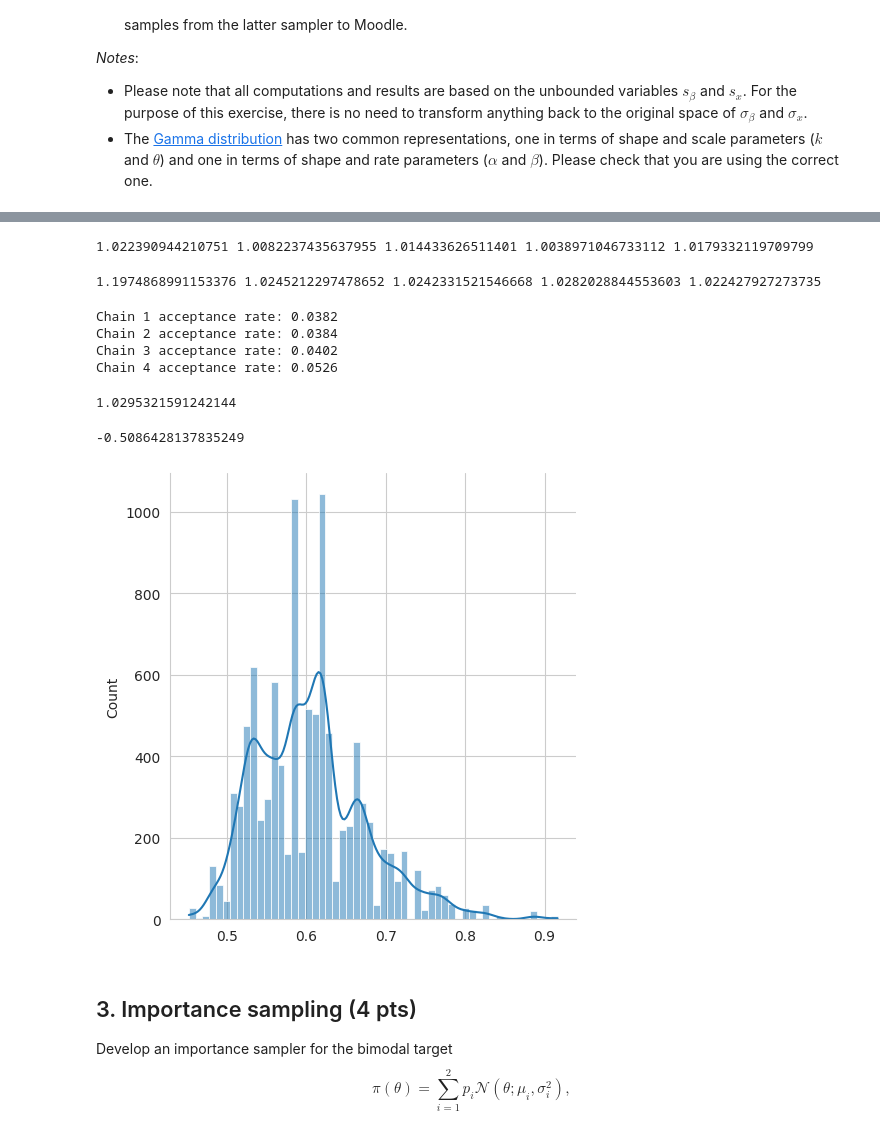
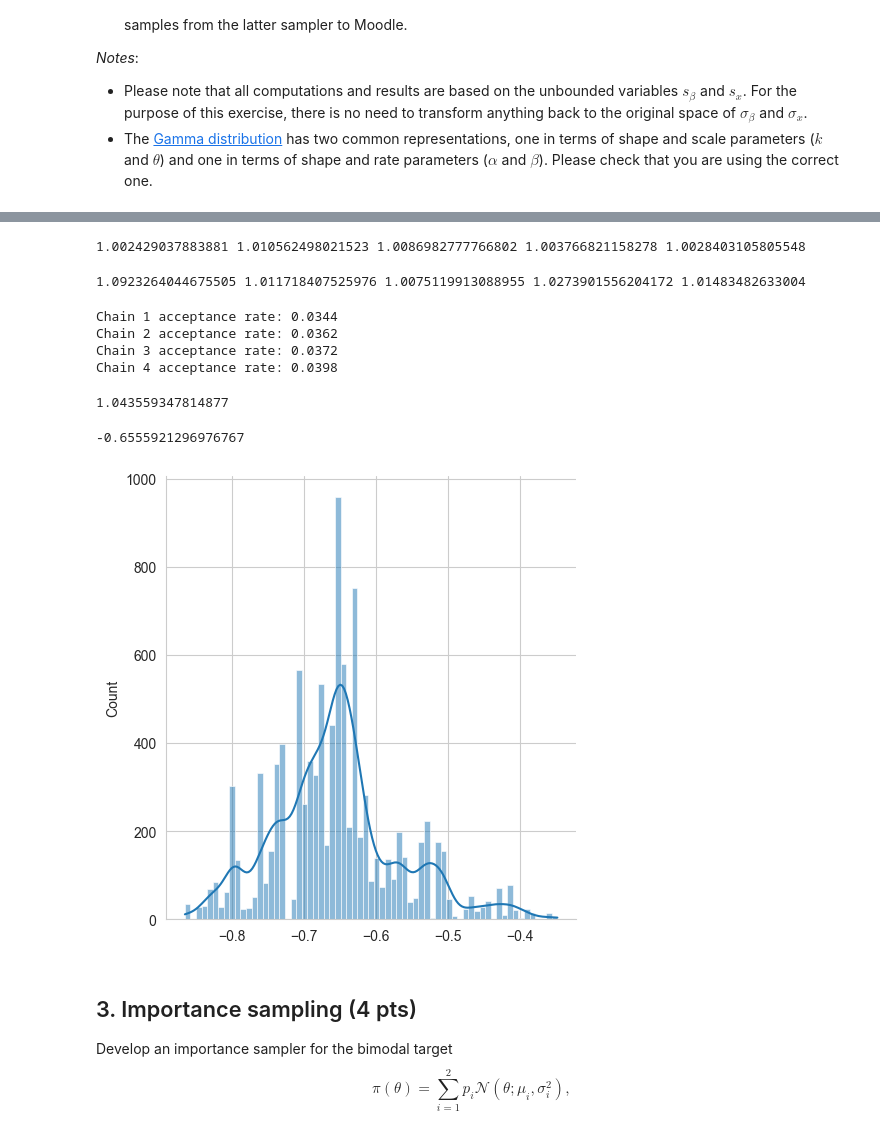
Before and after one commit to yherin/hy-computational-statistics-2023, a Jupyter notebook: Week 4 exercises.ipynb, the cells around one changed output, grey strips where cells are left out. Cells and saved outputs as stored; diff of their text form; code cells hidden in the pictures.

```diff
--- a/Week 4 exercises.ipynb
+++ b/Week 4 exercises.ipynb
@@ -274,7 +212,7 @@ def log_sigma_x_prior(s: float) -> float:
     return stats.gamma(a=2, scale=1/2).logpdf(s)
 
 def log_beta_prior(beta: np.ndarray, s: float) -> float:
-    return stats.norm(0, s**2).logpdf(beta) + s
+    return stats.norm(0, s**2).logpdf(beta)
 
 def log_likelihood(y: float, xi: np.ndarray, beta: np.ndarray, s: np.ndarray) -> float:
     return np.sum(stats.norm(xi @ beta, s**2).logpdf(y))
@@ -284,16 +222,13 @@ def log_factorised_prior(beta: np.ndarray, sigma_beta: float, sigma_x: float) ->
     return np.sum(log_sigma_beta_prior(sigma_beta) + log_sigma_x_prior(sigma_x) + log_beta_prior(beta, sigma_beta))
 
 def log_posterior(theta: np.ndarray, y: float, xi: np.ndarray) -> float:
-    sigma_beta = np.exp(theta[0])
-    sigma_x = np.exp(theta[1])
+    sigma_beta = theta[0]
+    sigma_x = theta[1]
     beta = theta[2:]
-    prior = log_factorised_prior(beta, sigma_beta, sigma_x) + sigma_beta + sigma_x
-    lh = log_likelihood(y, xi, beta, sigma_x)
-    if np.isnan(lh).any():
-        print("NAN likelihood")
-    if np.isnan(prior).any():
-        print("NAN prior")
-    return prior + lh
+    prior = log_factorised_prior(beta, np.exp(sigma_beta), np.exp(sigma_x)) + np.abs(sigma_beta) + np.abs(sigma_x)
+    lh = log_likelihood(y, xi, beta, np.exp(sigma_x)) + np.abs(sigma_x)
+    posterior = prior + lh
+    return posterior
 
 
 def metropolis_hastings(theta0: np.ndarray,
@@ -353,7 +288,7 @@ print(
     rhat(beta2_chains),
 )
 # %% [output]
-1.022390944210751 1.0082237435637955 1.014433626511401 1.0038971046733112 1.0179332119709799
+1.002429037883881 1.010562498021523 1.0086982777766802 1.003766821158278 1.0028403105805548
 # %%
 print(
     split_rhat(sigma_beta_chains),
@@ -364,7 +299,7 @@ print(
 
 )
 # %% [output]
-1.1974868991153376 1.0245212297478652 1.0242331521546668 1.0282028844553603 1.022427927273735
+1.0923264044675505 1.011718407525976 1.0075119913088955 1.0273901556204172 1.01483482633004
 # %%
 n_samples = 5000
 n_params, n_chains,  = inits.shape
@@ -379,10 +314,10 @@ for chain in range(n_chains):
     chains_2[:, chain, :] = samples_3_2[n_samples//2:]
     print(f'Chain {chain+1} acceptance rate: {acceptance_rate}')
 # %% [output]
-Chain 1 acceptance rate: 0.0382
-Chain 2 acceptance rate: 0.0384
-Chain 3 acceptance rate: 0.0402
-Chain 4 acceptance rate: 0.0526
+Chain 1 acceptance rate: 0.0344
+Chain 2 acceptance rate: 0.0362
+Chain 3 acceptance rate: 0.0372
+Chain 4 acceptance rate: 0.0398
 # %%
 sigma_beta_chains, sigma_x_chains = chains_2[:, :, 0], chains_2[:, :, 1]
 beta0_chains, beta1_chains, beta2_chains, = chains_2[:, :, 2], chains_2[:, :, 3], chains_2[:, :, 4]
@@ -395,15 +330,15 @@ np.array([
     split_rhat(beta2_chains),
 ]).max()
 # %% [output]
-1.0295321591242144
+1.043559347814877
 # %%
 sigma_beta_posterior = sigma_beta_chains.flatten()
 assert sigma_beta_posterior.shape == (10000, )
-sns.displot(np.exp(sigma_beta_posterior), kde=True)
+sns.displot(sigma_beta_posterior, kde=True)
 print(sigma_beta_posterior.mean())
 # %% [output]
--0.5086428137835249
+-0.6555921296976767
-[figure, old version]
+[figure, new version]
 # %% [markdown]
 ## 3. Importance sampling (4 pts)
 
```
Also changed, not shown: parts of 6 cells of this notebook.
